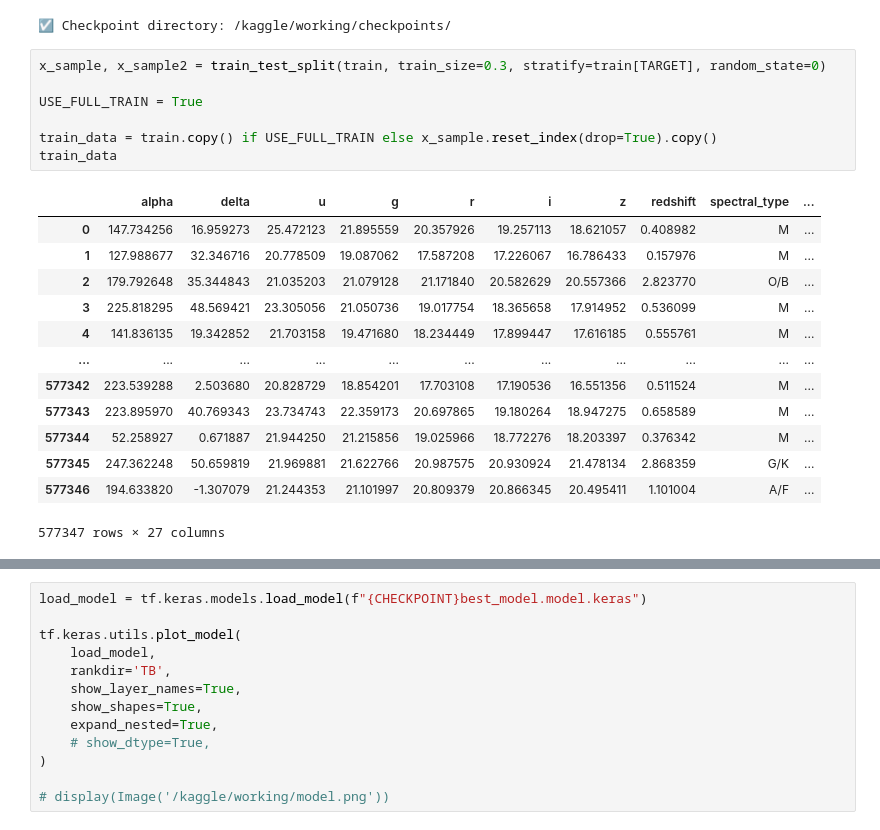
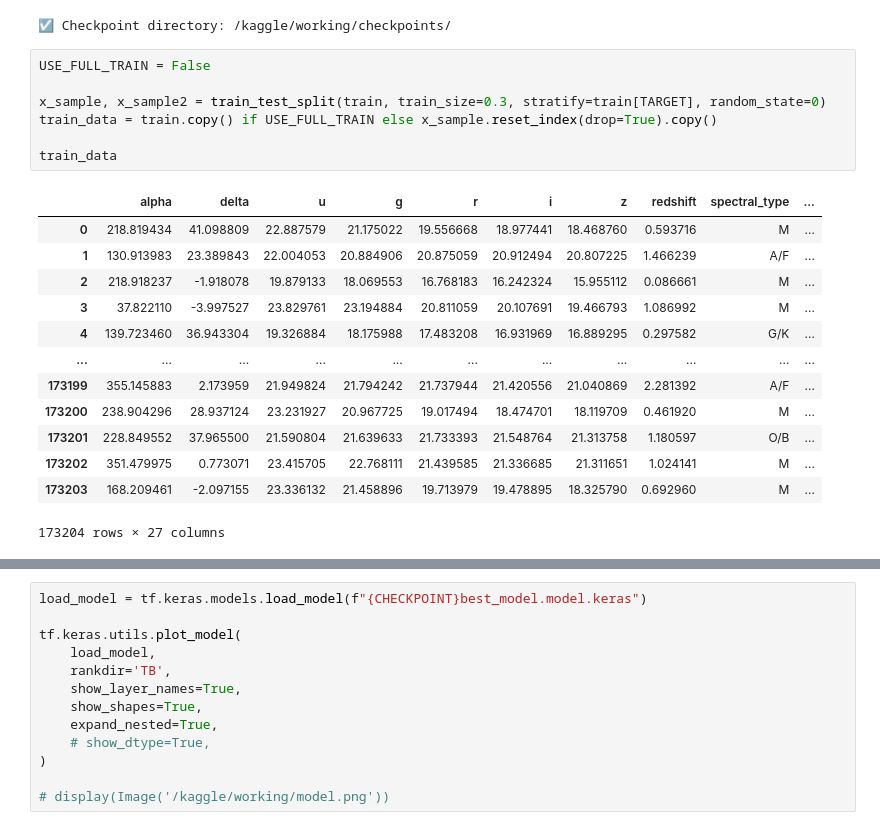
Before and after one commit to coded-sly/ps6e6-Stellar-Class, a Jupyter notebook: ps6e6-keras-fs-stellar.ipynb, the cells around one changed output, grey strips where cells are left out. Cells and saved outputs as stored; diff of their text form.

```diff
--- a/ps6e6-keras-fs-stellar.ipynb
+++ b/ps6e6-keras-fs-stellar.ipynb
@@ -1282,26 +1303,26 @@ print(f"☑️ Checkpoint directory: {CHECKPOINT}")
 # %% [output]
 ☑️ Checkpoint directory: /kaggle/working/checkpoints/
 # %%
+USE_FULL_TRAIN = False
+
 x_sample, x_sample2 = train_test_split(train, train_size=0.3, stratify=train[TARGET], random_state=0)
+train_data = train.copy() if USE_FULL_TRAIN else x_sample.reset_index(drop=True).copy()
 
-USE_FULL_TRAIN = True
-
-train_data = train.copy() if USE_FULL_TRAIN else x_sample.reset_index(drop=True).copy()
 train_data
 # %% [output]
 |  | alpha | delta | u | g | r | i | z | redshift | spectral_type | ... |
-| 0 | 147.734256 | 16.959273 | 25.472123 | 21.895559 | 20.357926 | 19.257113 | 18.621057 | 0.408982 | M | ... |
-| 1 | 127.988677 | 32.346716 | 20.778509 | 19.087062 | 17.587208 | 17.226067 | 16.786433 | 0.157976 | M | ... |
-| 2 | 179.792648 | 35.344843 | 21.035203 | 21.079128 | 21.171840 | 20.582629 | 20.557366 | 2.823770 | O/B | ... |
-| 3 | 225.818295 | 48.569421 | 23.305056 | 21.050736 | 19.017754 | 18.365658 | 17.914952 | 0.536099 | M | ... |
-| 4 | 141.836135 | 19.342852 | 21.703158 | 19.471680 | 18.234449 | 17.899447 | 17.616185 | 0.555761 | M | ... |
+| 0 | 218.819434 | 41.098809 | 22.887579 | 21.175022 | 19.556668 | 18.977441 | 18.468760 | 0.593716 | M | ... |
+| 1 | 130.913983 | 23.389843 | 22.004053 | 20.884906 | 20.875059 | 20.912494 | 20.807225 | 1.466239 | A/F | ... |
+| 2 | 218.918237 | -1.918078 | 19.879133 | 18.069553 | 16.768183 | 16.242324 | 15.955112 | 0.086661 | M | ... |
+| 3 | 37.822110 | -3.997527 | 23.829761 | 23.194884 | 20.811059 | 20.107691 | 19.466793 | 1.086992 | M | ... |
+| 4 | 139.723460 | 36.943304 | 19.326884 | 18.175988 | 17.483208 | 16.931969 | 16.889295 | 0.297582 | G/K | ... |
 | ... | ... | ... | ... | ... | ... | ... | ... | ... | ... | ... |
-| 577342 | 223.539288 | 2.503680 | 20.828729 | 18.854201 | 17.703108 | 17.190536 | 16.551356 | 0.511524 | M | ... |
-| 577343 | 223.895970 | 40.769343 | 23.734743 | 22.359173 | 20.697865 | 19.180264 | 18.947275 | 0.658589 | M | ... |
-| 577344 | 52.258927 | 0.671887 | 21.944250 | 21.215856 | 19.025966 | 18.772276 | 18.203397 | 0.376342 | M | ... |
-| 577345 | 247.362248 | 50.659819 | 21.969881 | 21.622766 | 20.987575 | 20.930924 | 21.478134 | 2.868359 | G/K | ... |
-| 577346 | 194.633820 | -1.307079 | 21.244353 | 21.101997 | 20.809379 | 20.866345 | 20.495411 | 1.101004 | A/F | ... |
+| 173199 | 355.145883 | 2.173959 | 21.949824 | 21.794242 | 21.737944 | 21.420556 | 21.040869 | 2.281392 | A/F | ... |
+| 173200 | 238.904296 | 28.937124 | 23.231927 | 20.967725 | 19.017494 | 18.474701 | 18.119709 | 0.461920 | M | ... |
+| 173201 | 228.849552 | 37.965500 | 21.590804 | 21.639633 | 21.733393 | 21.548764 | 21.313758 | 1.180597 | O/B | ... |
+| 173202 | 351.479975 | 0.773071 | 23.415705 | 22.768111 | 21.439585 | 21.336685 | 21.311651 | 1.024141 | M | ... |
+| 173203 | 168.209461 | -2.097155 | 23.336132 | 21.458896 | 19.713979 | 19.478895 | 18.325790 | 0.692960 | M | ... |
-577347 rows × 27 columns
+173204 rows × 27 columns
 # %%
 %%time
 
```
Also changed, not shown: parts of 11 cells of this notebook.
